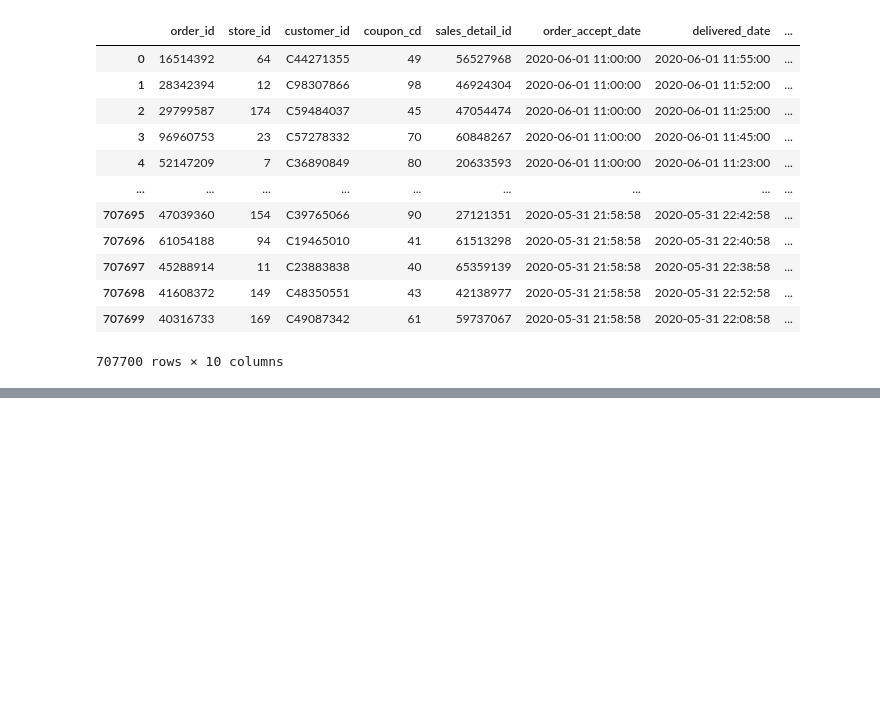
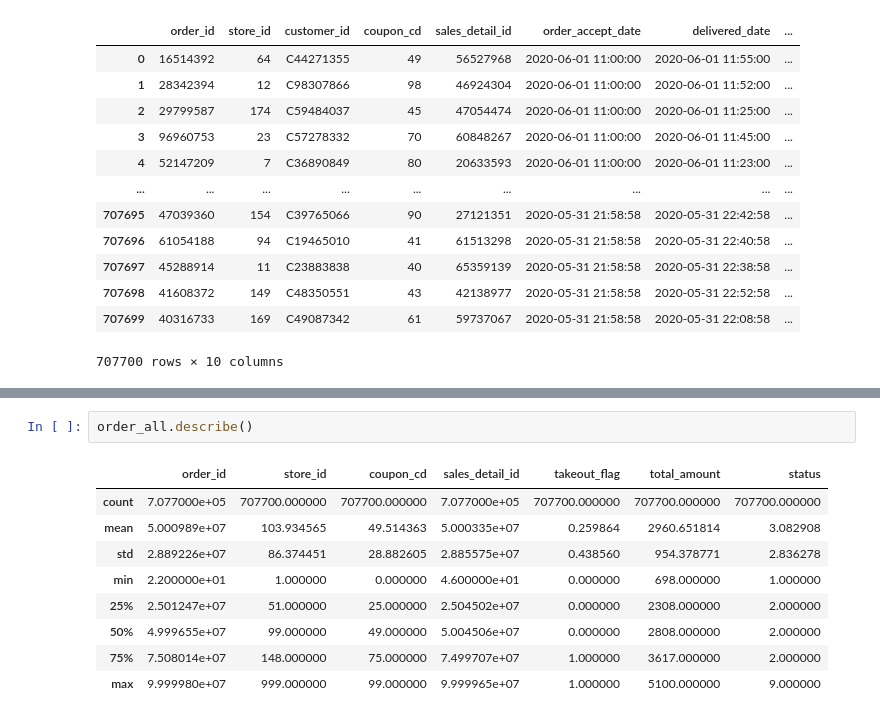
Before and after one commit to akiabe/MLs_100K_C1, a Jupyter notebook: notebooks/chap1.ipynb, the cells around one changed output, grey strips where cells are left out. Cells and saved outputs as stored; diff of their text form; blank space fills up the shorter version.

```diff
--- a/notebooks/chap1.ipynb
+++ b/notebooks/chap1.ipynb
@@ -144,0 +159,12 @@ order_all
+# %%
+order_all.describe()
+# %% [output]
+|  | order_id | store_id | coupon_cd | sales_detail_id | takeout_flag | total_amount | status |
+| count | 7.077000e+05 | 707700.000000 | 707700.000000 | 7.077000e+05 | 707700.000000 | 707700.000000 | 707700.000000 |
+| mean | 5.000989e+07 | 103.934565 | 49.514363 | 5.000335e+07 | 0.259864 | 2960.651814 | 3.082908 |
+| std | 2.889226e+07 | 86.374451 | 28.882605 | 2.885575e+07 | 0.438560 | 954.378771 | 2.836278 |
+| min | 2.200000e+01 | 1.000000 | 0.000000 | 4.600000e+01 | 0.000000 | 698.000000 | 1.000000 |
+| 25% | 2.501247e+07 | 51.000000 | 25.000000 | 2.504502e+07 | 0.000000 | 2308.000000 | 2.000000 |
+| 50% | 4.999655e+07 | 99.000000 | 49.000000 | 5.004506e+07 | 0.000000 | 2808.000000 | 2.000000 |
+| 75% | 7.508014e+07 | 148.000000 | 75.000000 | 7.499707e+07 | 1.000000 | 3617.000000 | 2.000000 |
+| max | 9.999980e+07 | 999.000000 | 99.000000 | 9.999965e+07 | 1.000000 | 5100.000000 | 9.000000 |
```
Also changed, not shown: parts of 4 cells of this notebook.
